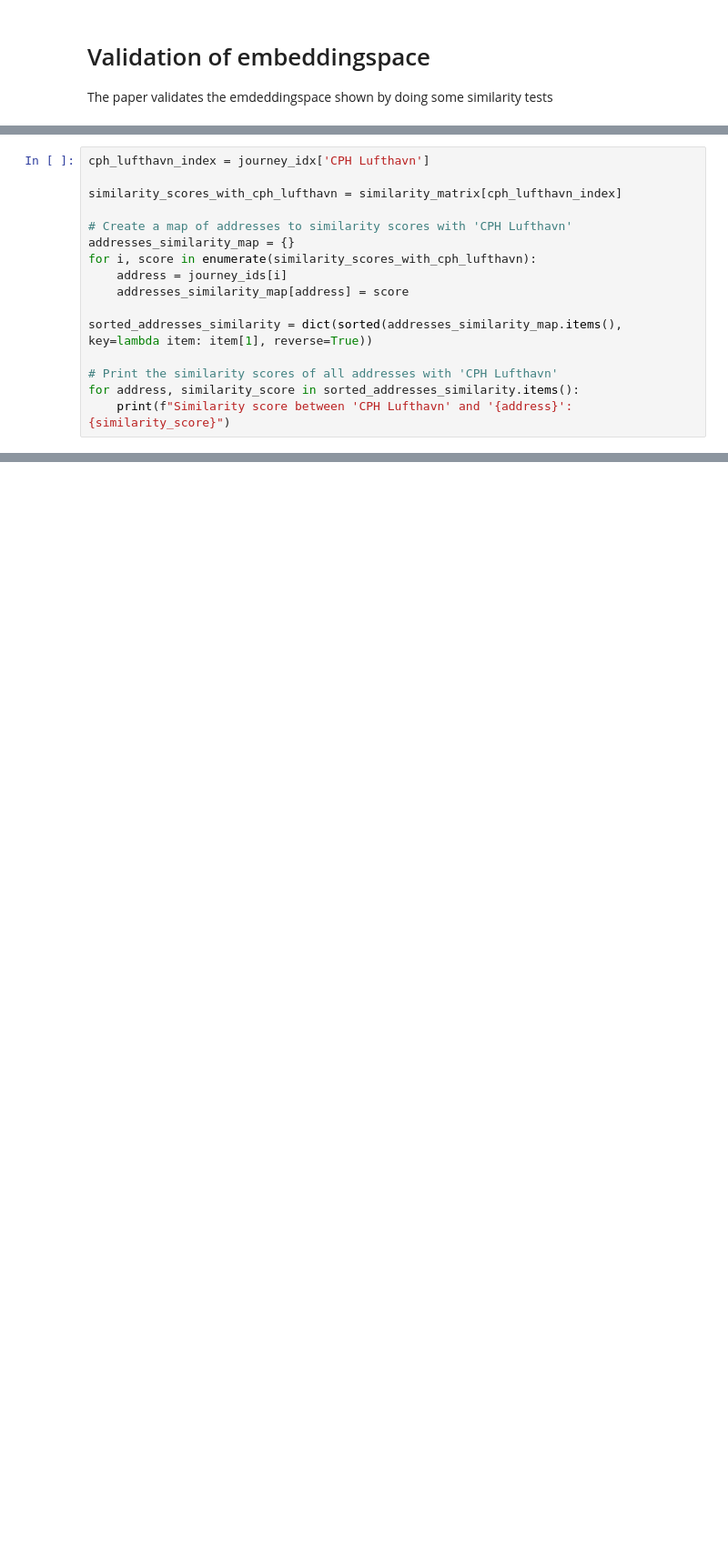
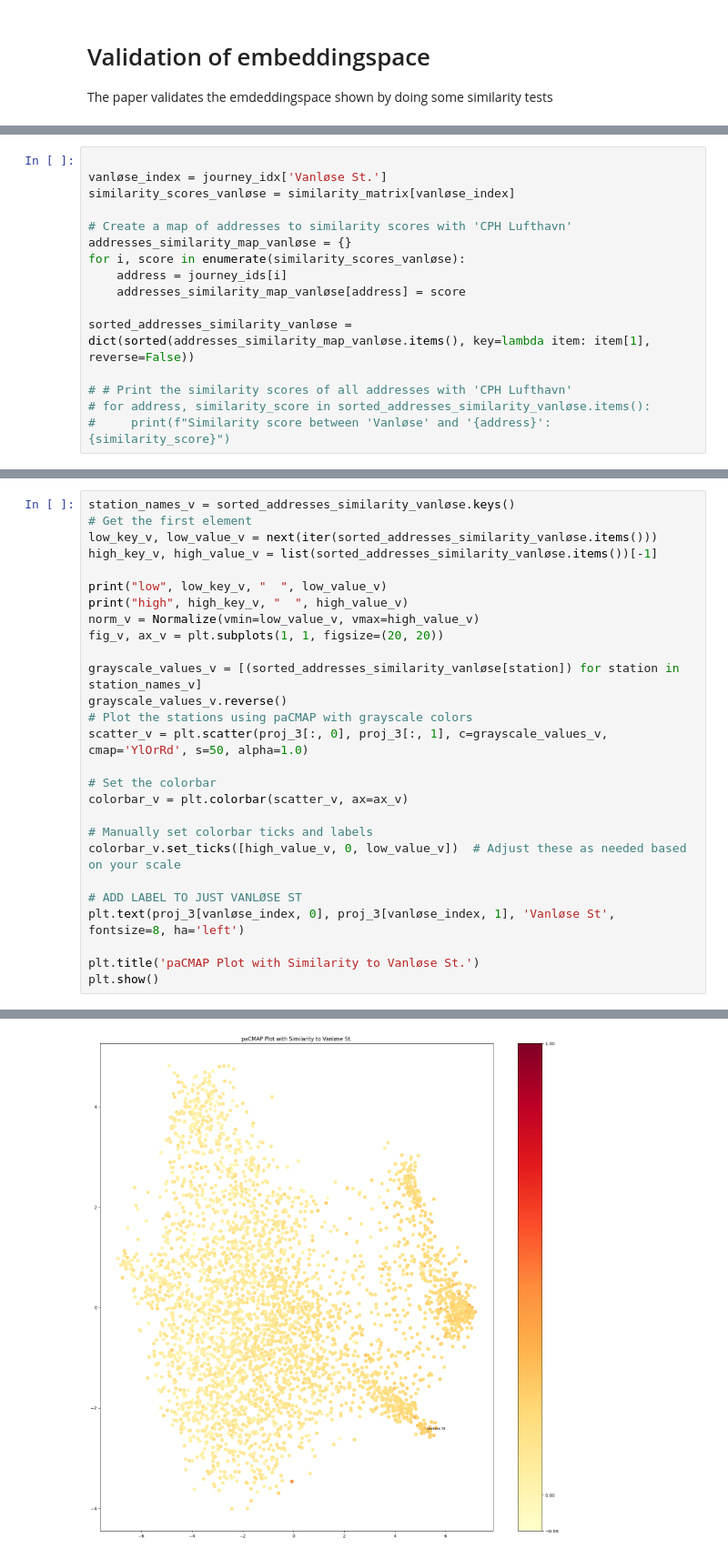
Before and after one commit to monicahardt/BachelorProject, a Jupyter notebook: Notebooks/data_analysis_first_try.ipynb, the cells around one changed output, grey strips where cells are left out. Shown at 91% size. Saved outputs shown, nothing was run; the diff lists cells and outputs as text; blank space fills up the shorter version.

```diff
--- a/Notebooks/data_analysis_first_try.ipynb
+++ b/Notebooks/data_analysis_first_try.ipynb
@@ -167,16 +333,16 @@ find_similar('C.M. Larsens Alle')
 # %%
-cph_lufthavn_index = journey_idx['CPH Lufthavn']
 
-similarity_scores_with_cph_lufthavn = similarity_matrix[cph_lufthavn_index]
+vanløse_index = journey_idx['Vanløse St.']
+similarity_scores_vanløse = similarity_matrix[vanløse_index]
 
 # Create a map of addresses to similarity scores with 'CPH Lufthavn'
-addresses_similarity_map = {}
-for i, score in enumerate(similarity_scores_with_cph_lufthavn):
+addresses_similarity_map_vanløse = {}
+for i, score in enumerate(similarity_scores_vanløse):
     address = journey_ids[i]
-    addresses_similarity_map[address] = score
+    addresses_similarity_map_vanløse[address] = score
 
-sorted_addresses_similarity = dict(sorted(addresses_similarity_map.items(), key=lambda item: item[1], reverse=True))
+sorted_addresses_similarity_vanløse = dict(sorted(addresses_similarity_map_vanløse.items(), key=lambda item: item[1], reverse=False))
 
-# Print the similarity scores of all addresses with 'CPH Lufthavn'
-for address, similarity_score in sorted_addresses_similarity.items():
-    print(f"Similarity score between 'CPH Lufthavn' and '{address}': {similarity_score}")
+# # Print the similarity scores of all addresses with 'CPH Lufthavn'
+# for address, similarity_score in sorted_addresses_similarity_vanløse.items():
+#     print(f"Similarity score between 'Vanløse' and '{address}': {similarity_score}")
@@ -271,0 +349,28 @@ plt.show()
+# %%
+station_names_v = sorted_addresses_similarity_vanløse.keys()
+# Get the first element
+low_key_v, low_value_v = next(iter(sorted_addresses_similarity_vanløse.items()))
+high_key_v, high_value_v = list(sorted_addresses_similarity_vanløse.items())[-1]
+
+print("low", low_key_v, "  ", low_value_v)
+print("high", high_key_v, "  ", high_value_v)
+norm_v = Normalize(vmin=low_value_v, vmax=high_value_v)
+fig_v, ax_v = plt.subplots(1, 1, figsize=(20, 20))
+
+grayscale_values_v = [(sorted_addresses_similarity_vanløse[station]) for station in station_names_v]
+grayscale_values_v.reverse()
+# Plot the stations using paCMAP with grayscale colors
+scatter_v = plt.scatter(proj_3[:, 0], proj_3[:, 1], c=grayscale_values_v, cmap='YlOrRd', s=50, alpha=1.0)
+
+# Set the colorbar
+colorbar_v = plt.colorbar(scatter_v, ax=ax_v)
+
+# Manually set colorbar ticks and labels
+colorbar_v.set_ticks([high_value_v, 0, low_value_v])  # Adjust these as needed based on your scale
+
+# ADD LABEL TO JUST VANLØSE ST
+plt.text(proj_3[vanløse_index, 0], proj_3[vanløse_index, 1], 'Vanløse St', fontsize=8, ha='left')
+
+plt.title('paCMAP Plot with Similarity to Vanløse St.')
+plt.show()
+# %% [output]
@@ -271,0 +379 @@ plt.show()
+[figure, added]
```
Also changed, not shown: parts of 18 cells of this notebook.
